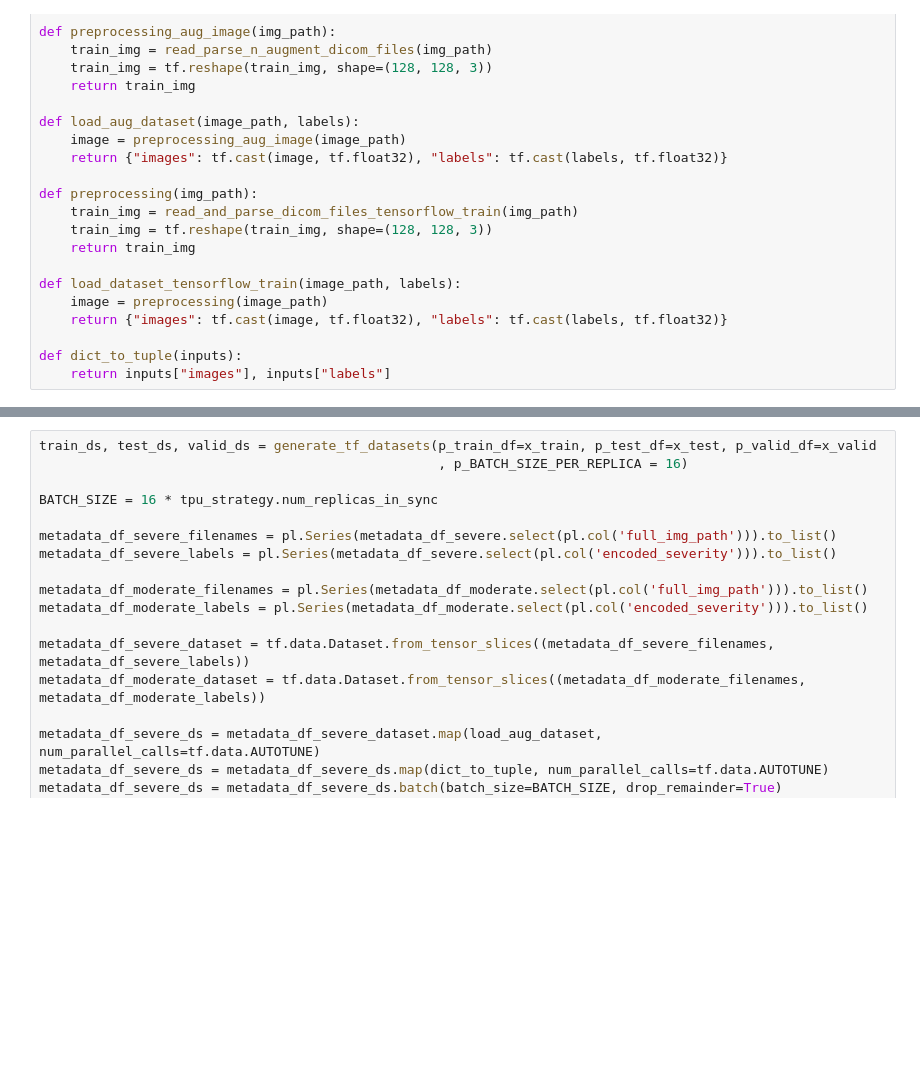
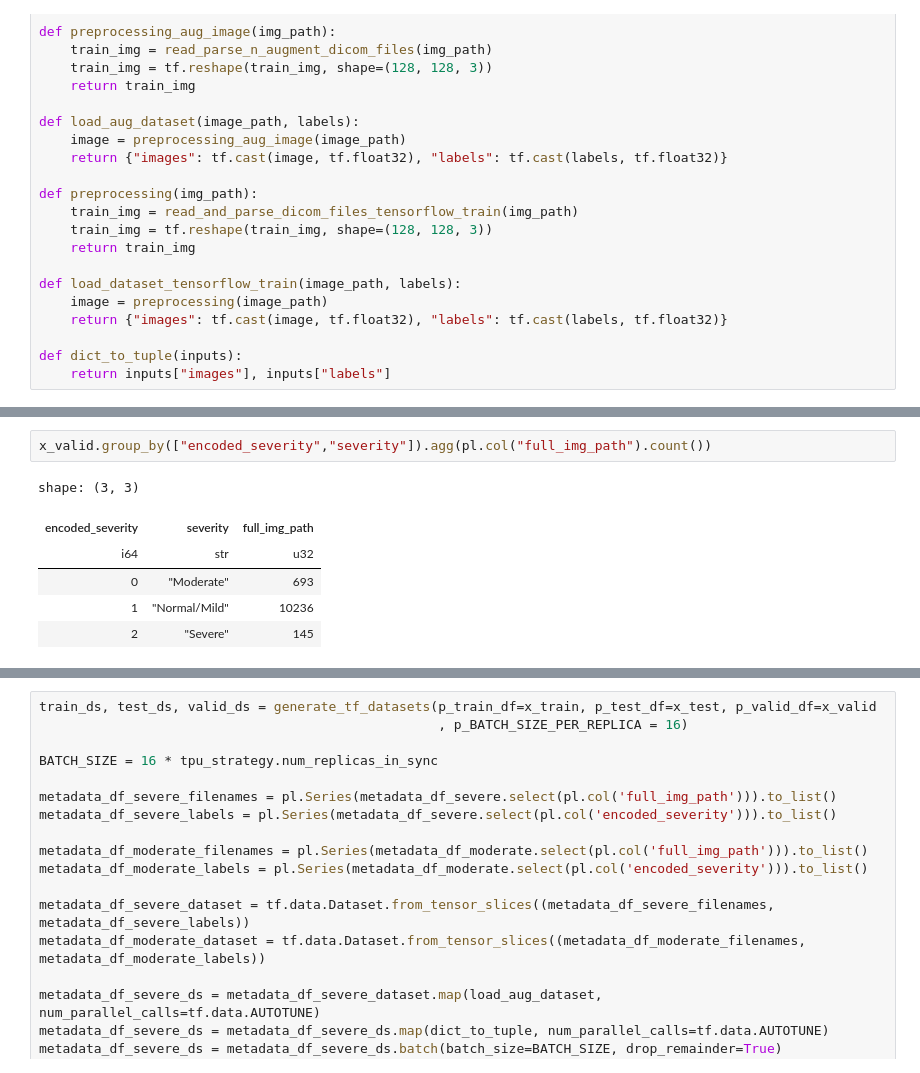
Before and after one commit to sumaniitm/RSNA-2024-Lumbar-Spine-Degenerative-Classification, a Jupyter notebook: suman-tpu-model-training.ipynb, the cells around one changed output, grey strips where cells are left out. Cells and saved outputs as stored; diff of their text form; blank space fills up the shorter version.

```diff
--- a/suman-tpu-model-training.ipynb
+++ b/suman-tpu-model-training.ipynb
@@ -179,3 +204,12 @@ metadata_df_moderate shape : (13272, 3)
+# %%
+x_valid.group_by(["encoded_severity","severity"]).agg(pl.col("full_img_path").count())
+# %% [output]
+shape: (3, 3)
+| encoded_severity | severity | full_img_path |
+| i64 | str | u32 |
+| 0 | "Moderate" | 693 |
+| 1 | "Normal/Mild" | 10236 |
+| 2 | "Severe" | 145 |
 # %%
 def generate_tf_datasets(p_train_df, p_test_df, p_valid_df, p_BATCH_SIZE_PER_REPLICA):
 
```
Also changed, not shown: parts of 24 cells of this notebook.
